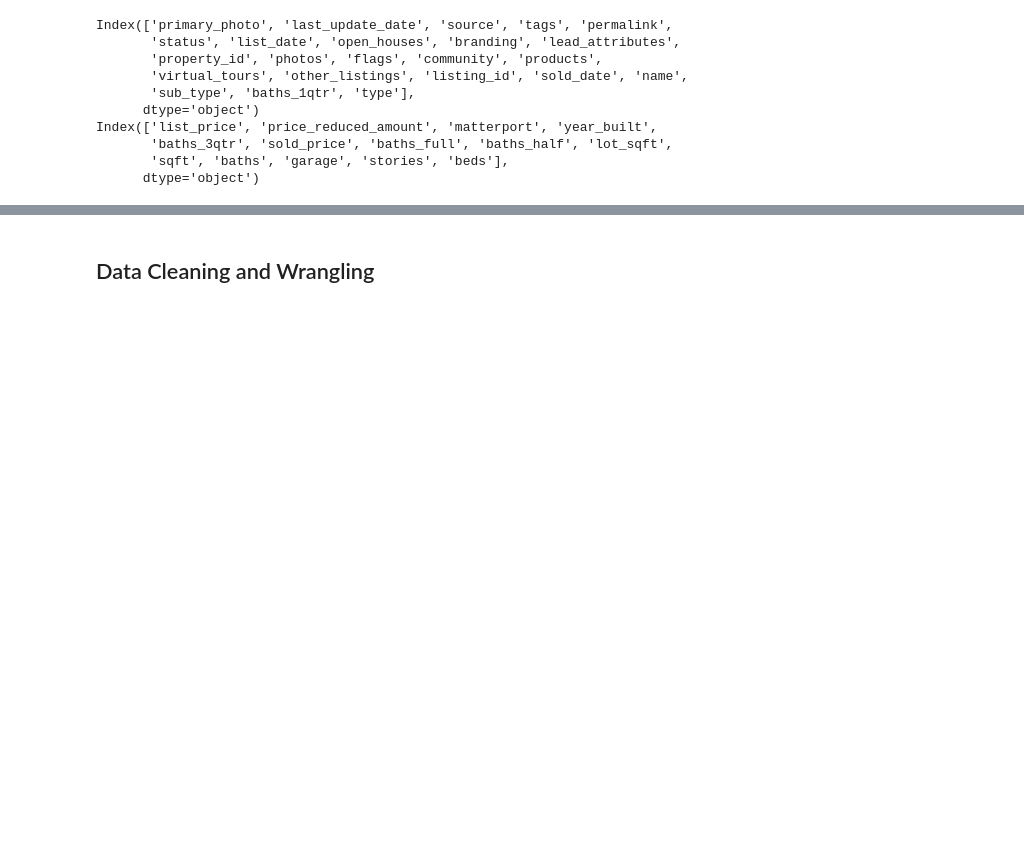
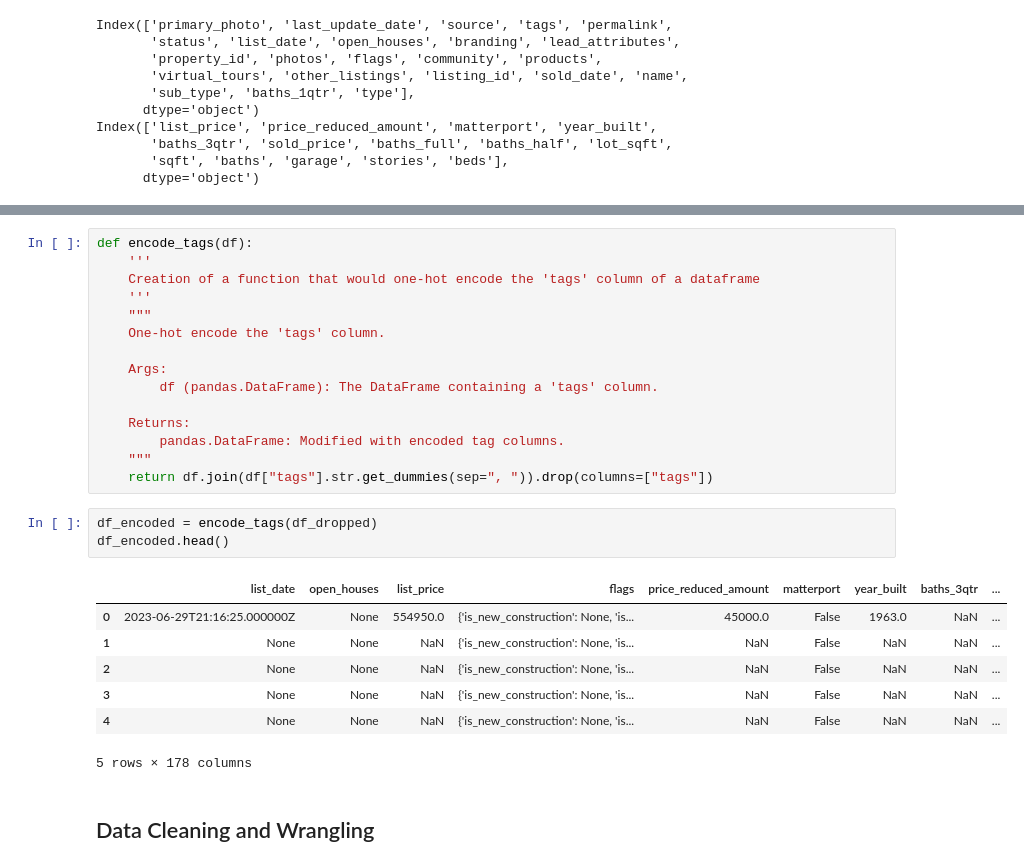
Before and after one commit to ryanlaict/Midterm-project, a Jupyter notebook: notebooks/1 - EDA.ipynb, the cells around one changed output, grey strips where cells are left out. Cells and saved outputs as stored; diff of their text form; blank space fills up the shorter version.

```diff
--- a/notebooks/1 - EDA.ipynb
+++ b/notebooks/1 - EDA.ipynb
@@ -227,3 +190,29 @@ df_combined.head()
+# %%
+def encode_tags(df):
+    '''
+    Creation of a function that would one-hot encode the 'tags' column of a dataframe
+    '''
+    """
+    One-hot encode the 'tags' column.
+
+    Args:
+        df (pandas.DataFrame): The DataFrame containing a 'tags' column.
+
+    Returns:
+        pandas.DataFrame: Modified with encoded tag columns.
+    """
+    return df.join(df["tags"].str.get_dummies(sep=", ")).drop(columns=["tags"])
+# %%
+df_encoded = encode_tags(df_dropped)
+df_encoded.head()
+# %% [output]
+|  | list_date | open_houses | list_price | flags | price_reduced_amount | matterport | year_built | baths_3qtr | ... |
+| 0 | 2023-06-29T21:16:25.000000Z | None | 554950.0 | {'is_new_construction': None, 'is... | 45000.0 | False | 1963.0 | NaN | ... |
+| 1 | None | None | NaN | {'is_new_construction': None, 'is... | NaN | False | NaN | NaN | ... |
+| 2 | None | None | NaN | {'is_new_construction': None, 'is... | NaN | False | NaN | NaN | ... |
+| 3 | None | None | NaN | {'is_new_construction': None, 'is... | NaN | False | NaN | NaN | ... |
+| 4 | None | None | NaN | {'is_new_construction': None, 'is... | NaN | False | NaN | NaN | ... |
+5 rows × 178 columns
 # %% [markdown]
 ## Data Cleaning and Wrangling
 # %% [markdown]
```
Also changed, not shown: parts of 9 cells of this notebook, 2 other files.
